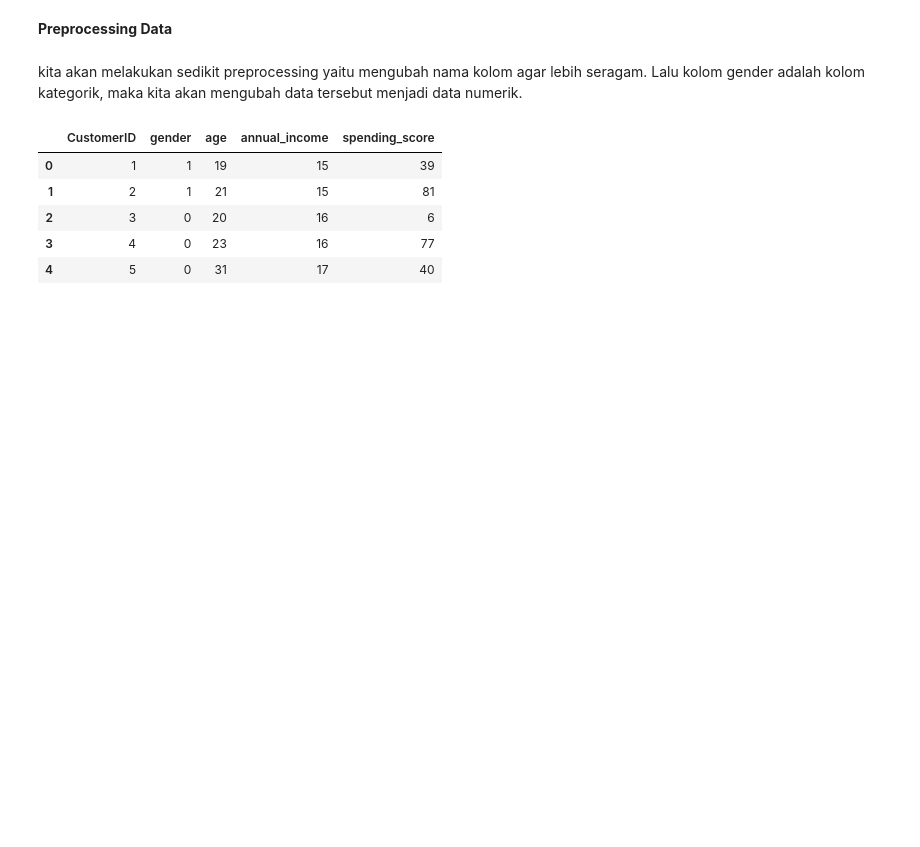
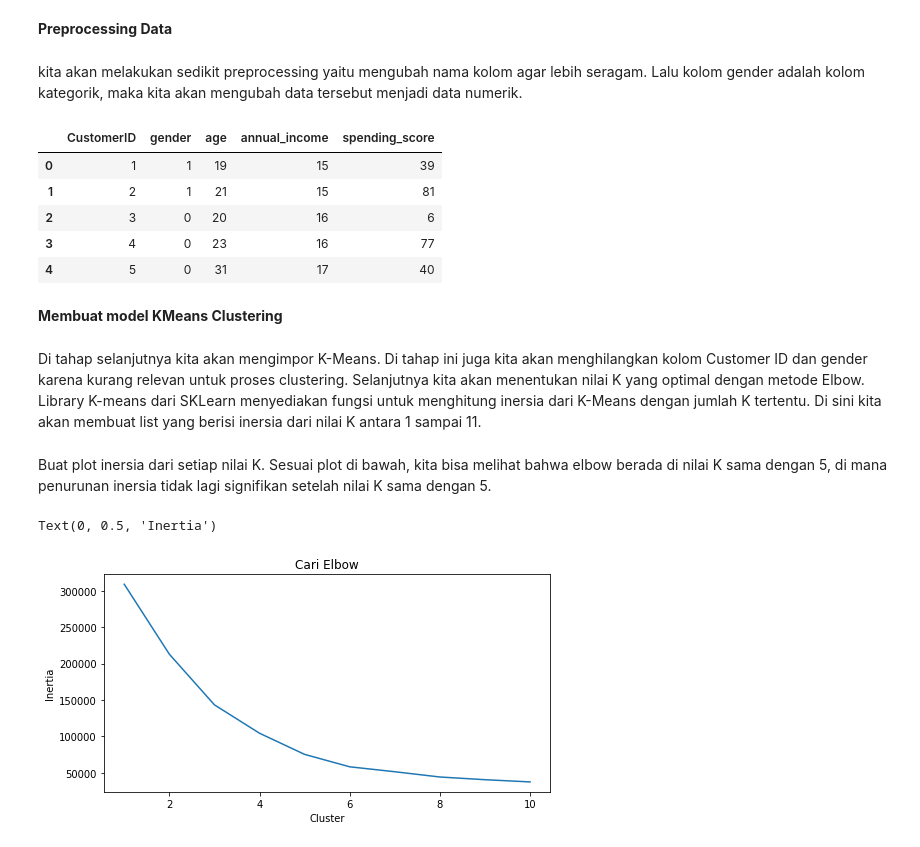
Before and after one commit to divawidia/Customer-Segmentation-with-K-Means-Clustering, a Jupyter notebook: Customer Segmentation K-Means Clustering.ipynb, the cells around one changed output. Saved outputs shown, nothing was run; the diff lists cells and outputs as text; code cells hidden in the pictures; blank space fills up the shorter version.

Commit message:
create KMeans model and visualize clustered data

```diff
--- a/Customer Segmentation K-Means Clustering.ipynb
+++ b/Customer Segmentation K-Means Clustering.ipynb
@@ -37,3 +37,33 @@ df.head()
 | 2 | 3 | 0 | 20 | 16 | 6 |
 | 3 | 4 | 0 | 23 | 16 | 77 |
 | 4 | 5 | 0 | 31 | 17 | 40 |
+# %% [markdown]
+**Membuat model KMeans Clustering**
+# %% [markdown]
+Di tahap selanjutnya kita akan mengimpor K-Means. Di tahap ini juga kita akan menghilangkan kolom Customer ID dan gender karena kurang relevan untuk proses clustering. Selanjutnya kita akan menentukan nilai K yang optimal dengan metode Elbow. Library K-means dari SKLearn menyediakan fungsi untuk menghitung inersia dari K-Means dengan jumlah K tertentu. Di sini kita akan membuat list yang berisi inersia dari nilai K antara 1 sampai 11.
+# %%
+from sklearn.cluster import KMeans
+
+#menghilangkan kolom customer id dan gender
+X = df.drop(['CustomerID', 'gender'], axis=1)
+
+#membuat list yang berisi inertia
+clusters = []
+for i in range (1, 11):
+    kmeans = KMeans(n_clusters=i).fit(X)
+    clusters.append(kmeans.inertia_)
+# %% [markdown]
+Buat plot inersia dari setiap nilai K. Sesuai plot di bawah, kita bisa melihat bahwa elbow berada di nilai K sama dengan 5, di mana penurunan inersia tidak lagi signifikan setelah nilai K sama dengan 5.
+# %%
+import matplotlib.pyplot as plt
+%matplotlib inline
+import seaborn as sns
+
+fig, ax = plt.subplots(figsize=(8,4))
+sns.lineplot(x=list(range(1,11)), y=clusters, ax=ax)
+ax.set_title('Cari Elbow')
+ax.set_xlabel('Cluster')
+ax.set_ylabel('Inertia')
+# %% [output]
+Text(0, 0.5, 'Inertia')
+[figure, added]
```
Also changed, not shown: parts of 2 cells of this notebook.
